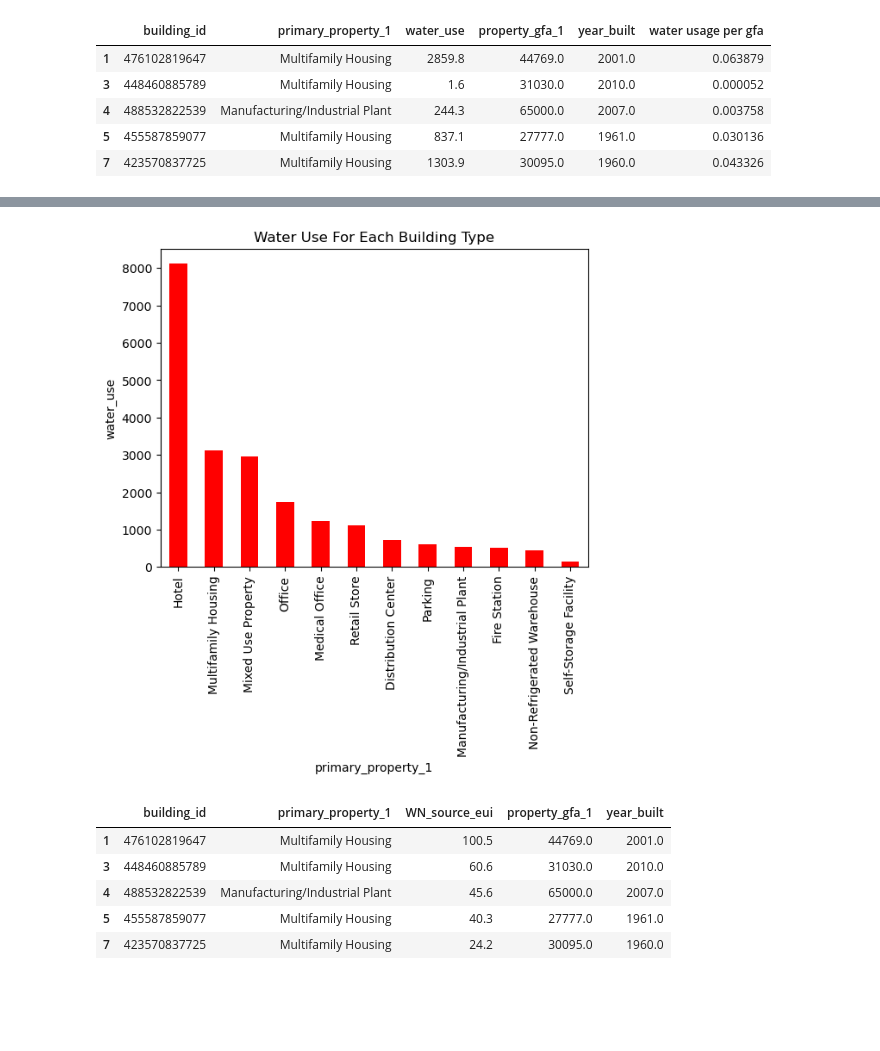
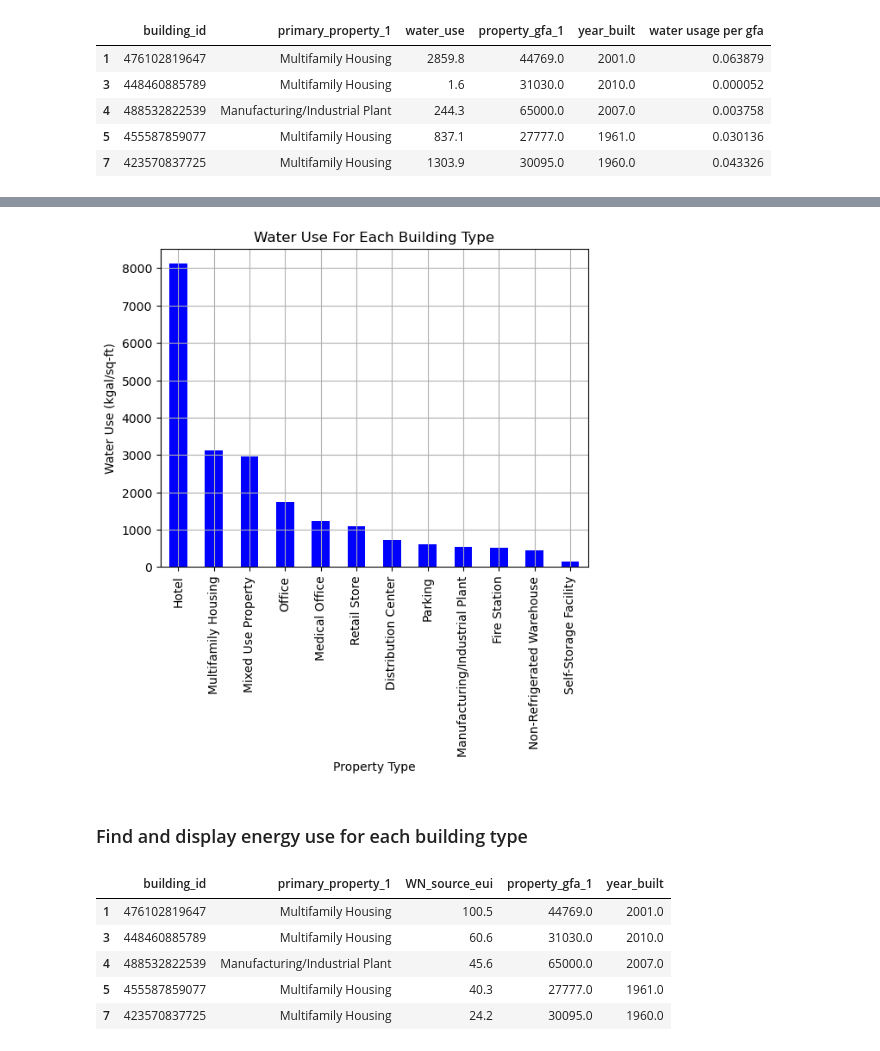
Before and after one commit to yashkansal97/LA_Energy_Water_Analysis, a Jupyter notebook: P1_Energy_Water_Analysis.ipynb, the cells around one changed output, grey strips where cells are left out. Saved outputs shown, nothing was run; the diff lists cells and outputs as text; code cells hidden in the pictures; blank space fills up the shorter version.

```diff
--- a/P1_Energy_Water_Analysis.ipynb
+++ b/P1_Energy_Water_Analysis.ipynb
@@ -33,7 +34,9 @@ WARNING:root:Requests made without an app_token will be subject to strict thrott
 | 4 | 4715 S ALAMEDA ST | 488532822539 | COMPLIED | 90058 | 2021 | 011 | 50,000 to 99,999 sqft | ... |
 5 rows × 28 columns
 # %%
+# Create another dataframe to only include columns we would be using and drop rows with the NaN and "Not Available" values
 results_clean_df = results_df.loc[:,['building_id', 'total_ghg_emissions', 'occupancy', 'primary_property_1', 'property_gfa_1', \
 'water_use', 'weather_normalized_3', 'weather_normalized_4', 'year_built']]
-results = results_clean_df.replace("Not Available", np.nan)
-results = results.dropna()
+results_NaN = results_clean_df.replace("Not Available", np.nan)
+results = results_NaN.dropna()
+results.head()
@@ -295,10 +284,14 @@ Name: water_use, dtype: float64 unit
 # %%
-plot_pandas = water_use_max.plot.bar(color='r')
-water_use_max
-plt.xlabel("primary_property_1")
-plt.ylabel("water_use")
+# Plot the water use for each building type
+water_use_max.plot.bar(color='b')
+plt.xlabel("Property Type")
+plt.ylabel("Water Use (kgal/sq-ft)")
 plt.title("Water Use For Each Building Type")
+plt.savefig('Figures/2A. Water - Building Type.png', bbox_inches='tight')
+plt.grid()
 plt.show()
 # %% [output]
-[figure, old version]
+[figure, new version]
+# %% [markdown]
+### Find and display energy use for each building type
 # %%
```
Also changed, not shown: parts of 51 cells of this notebook, 12 other files.
